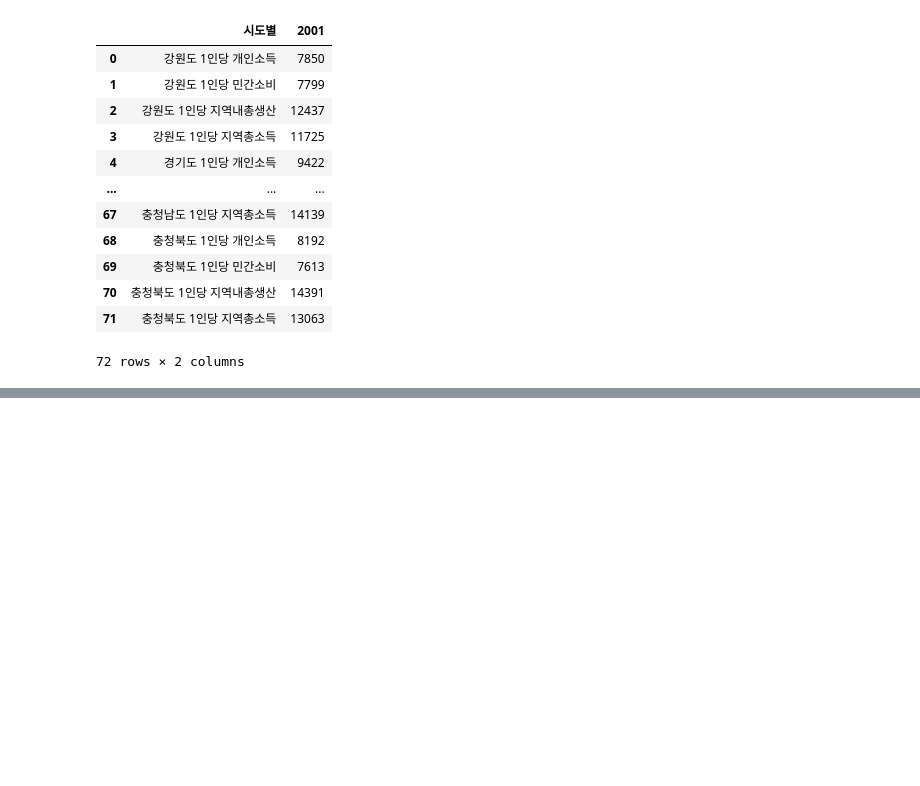
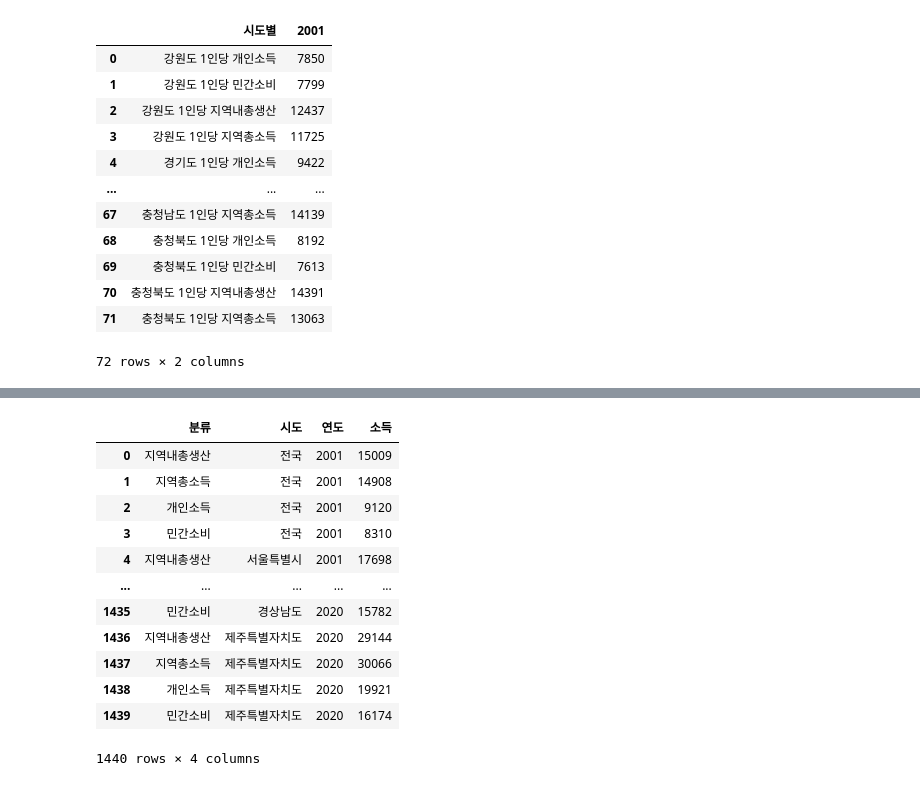
Before and after one commit to huitaek/project_mini_analyze_waste, a Jupyter notebook: src/EDA_income.ipynb, the cells around one changed output, grey strips where cells are left out. Saved outputs shown, nothing was run; the diff lists cells and outputs as text; code cells hidden in the pictures; blank space fills up the shorter version.

Commit message:
fix, income fixed

```diff
--- a/src/EDA_income.ipynb
+++ b/src/EDA_income.ipynb
@@ -103,7 +105,7 @@ Int64Index([32, 33, 34, 35], dtype='int64')
 ##34: 20970.875
 ##35:17347.875
 
-df2 = pd.read_csv('income.csv', encoding='cp949')
+df2 = pd.read_csv(get_file_dir('refined','income.csv'), encoding='cp949')
 
 # 컬럼별 누락값 개수
 df2.shape[0] - df2.count()
@@ -227,3 +229,6 @@ df2[['2001','시도별']].groupby(by='시도별').max().reset_index()
 | 70 | 충청북도 1인당 지역내총생산 | 14391 |
 | 71 | 충청북도 1인당 지역총소득 | 13063 |
 72 rows × 2 columns
+# %%
+df3 = df2.drop(labels=['시도별'],axis=1)
+df3.head(2)
@@ -229,0 +240,21 @@ df2[['2001','시도별']].groupby(by='시도별').max().reset_index()
+# %%
+df4 = df3.copy()
+df4.loc[:,'income'] = df4['income'].map(lambda x:x.split()[1])
+df4 = df4.melt(id_vars=['income','시도'],var_name='연도',value_name='소득')
+df4.columns = ['분류','시도','연도','소득']
+
+df4
+# %% [output]
+|  | 분류 | 시도 | 연도 | 소득 |
+| 0 | 지역내총생산 | 전국 | 2001 | 15009 |
+| 1 | 지역총소득 | 전국 | 2001 | 14908 |
+| 2 | 개인소득 | 전국 | 2001 | 9120 |
+| 3 | 민간소비 | 전국 | 2001 | 8310 |
+| 4 | 지역내총생산 | 서울특별시 | 2001 | 17698 |
+| ... | ... | ... | ... | ... |
+| 1435 | 민간소비 | 경상남도 | 2020 | 15782 |
+| 1436 | 지역내총생산 | 제주특별자치도 | 2020 | 29144 |
+| 1437 | 지역총소득 | 제주특별자치도 | 2020 | 30066 |
+| 1438 | 개인소득 | 제주특별자치도 | 2020 | 19921 |
+| 1439 | 민간소비 | 제주특별자치도 | 2020 | 16174 |
+1440 rows × 4 columns
```
Also changed, not shown: parts of 8 cells of this notebook, 1 other file.
